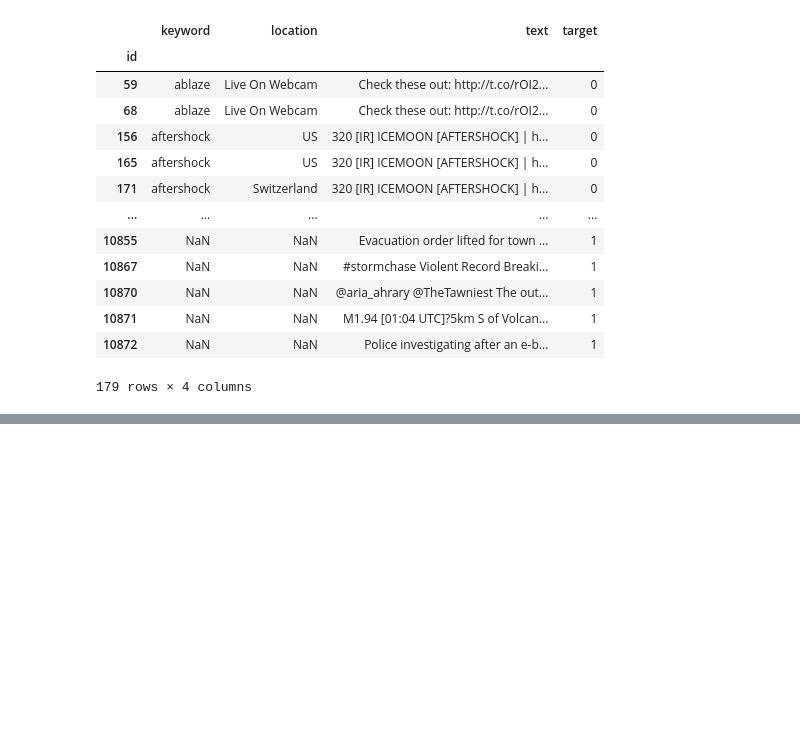
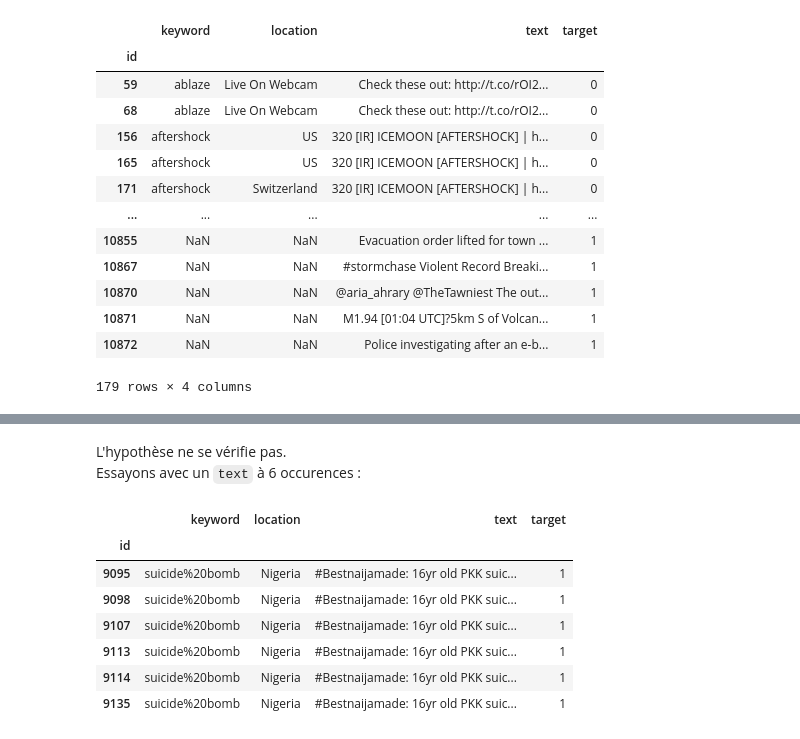
Before and after one commit to pierre-mazard/eye-of-emergency, a Jupyter notebook: notebooks/eye_of_emergency_analysis.ipynb, the cells around one changed output, grey strips where cells are left out. Saved outputs shown, nothing was run; the diff lists cells and outputs as text; code cells hidden in the pictures; blank space fills up the shorter version.

```diff
--- a/notebooks/eye_of_emergency_analysis.ipynb
+++ b/notebooks/eye_of_emergency_analysis.ipynb
@@ -197,0 +296,14 @@ df['text'].value_counts()[lambda x: x > 1].sum()
+# %% [markdown]
+L'hypothèse ne se vérifie pas.<br>
+Essayons avec un `text` à  6 occurences :
+# %%
+df[df['text']=='#Bestnaijamade: 16yr old PKK suicide bomber who detonated bomb in ... http://t.co/KSAwlYuX02 bestnaijamade bestnaijamade bestnaijamade be\x89Û_']
+# %% [output]
+|  | keyword | location | text | target |
+| id |  |  |  |  |
+| 9095 | suicide%20bomb | Nigeria | #Bestnaijamade: 16yr old PKK suic... | 1 |
+| 9098 | suicide%20bomb | Nigeria | #Bestnaijamade: 16yr old PKK suic... | 1 |
+| 9107 | suicide%20bomb | Nigeria | #Bestnaijamade: 16yr old PKK suic... | 1 |
+| 9113 | suicide%20bomb | Nigeria | #Bestnaijamade: 16yr old PKK suic... | 1 |
+| 9114 | suicide%20bomb | Nigeria | #Bestnaijamade: 16yr old PKK suic... | 1 |
+| 9135 | suicide%20bomb | Nigeria | #Bestnaijamade: 16yr old PKK suic... | 1 |
```
Also changed, not shown: parts of 33 cells of this notebook.
